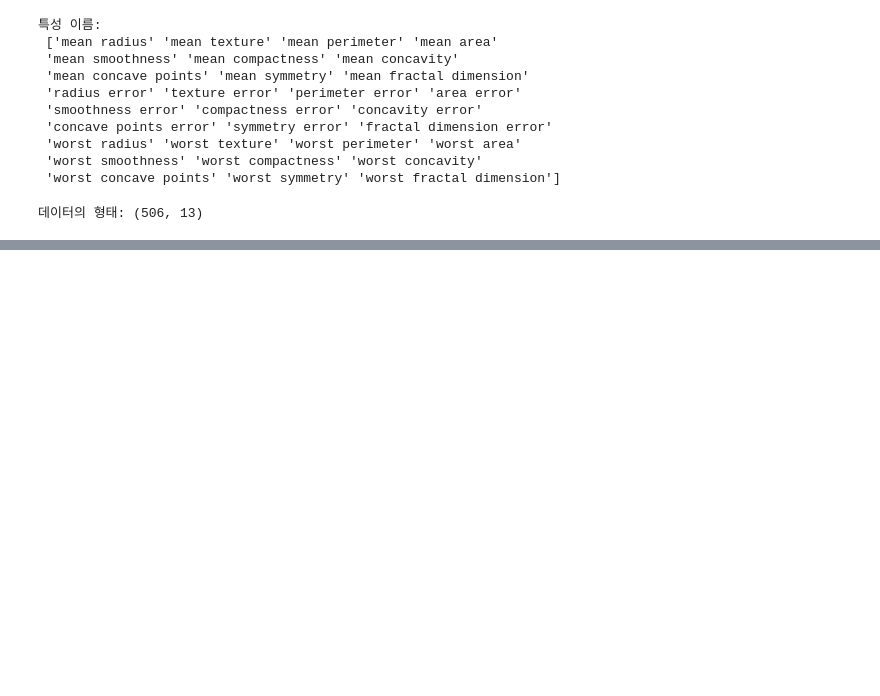
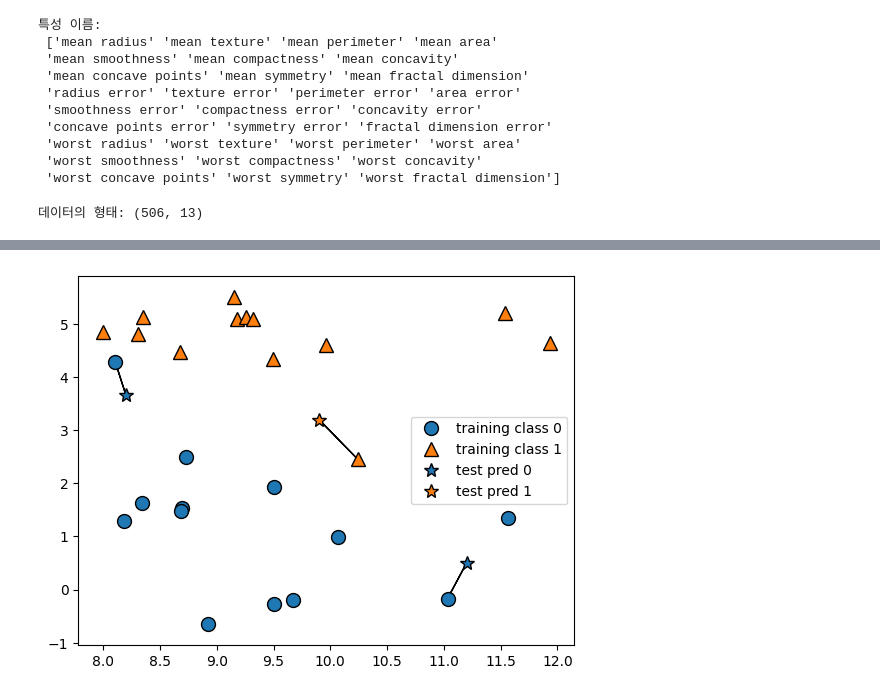
Before and after one commit to haribo09876/MachineLearning, a Jupyter notebook: 02. SupervisedLearning/03. SupervisedLearningAlgorithm.ipynb, the cells around one changed output, grey strips where cells are left out. Drawn from its saved outputs; the diff is of its cells as text; code cells hidden in the pictures; blank space fills up the shorter version.

```diff
--- a/02. SupervisedLearning/03. SupervisedLearningAlgorithm.ipynb
+++ b/02. SupervisedLearning/03. SupervisedLearningAlgorithm.ipynb
@@ -68,3 +68,6 @@ boston = fetch_openml(name='boston')
 print("데이터의 형태:", boston.data.shape)
 # %% [output]
 데이터의 형태: (506, 13)
+# %%
+X, y = mglearn.datasets.load_extended_boston()
+print("X.shape:", X.shape)
@@ -70,0 +81,4 @@ print("데이터의 형태:", boston.data.shape)
+# %%
+mglearn.plots.plot_knn_classification(n_neighbors=1)
+# %% [output]
+[figure, added]
```
Also changed, not shown: parts of 3 cells of this notebook, 1 other file.
